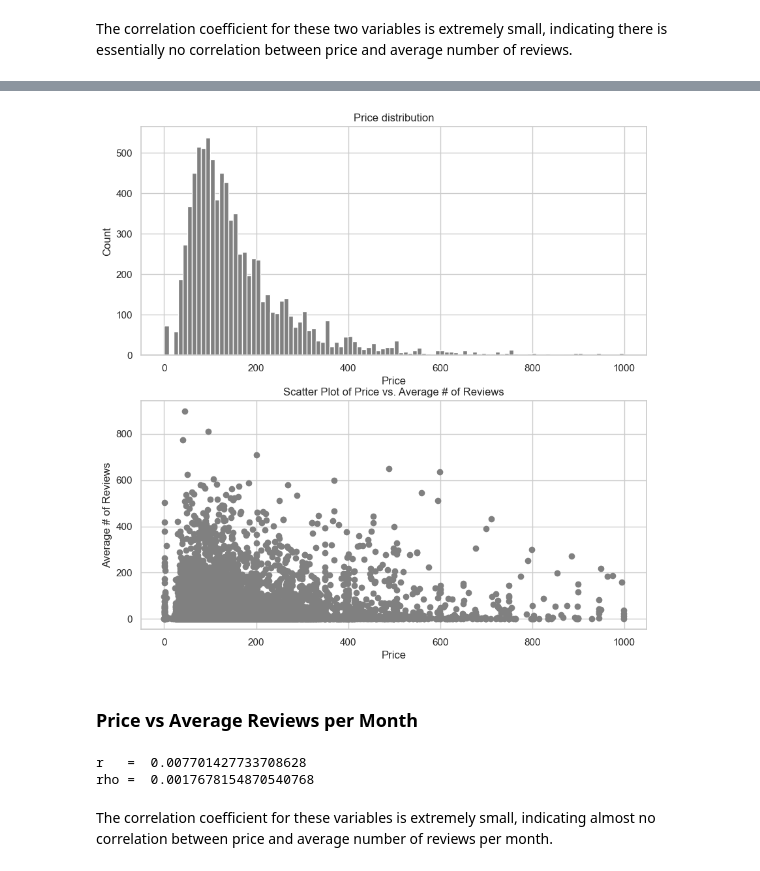
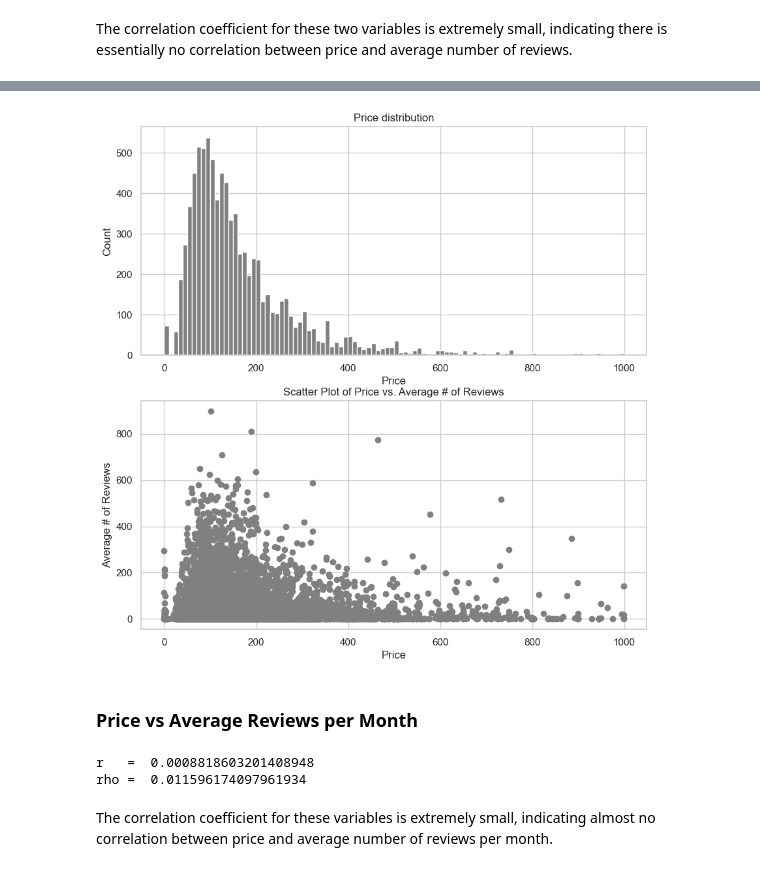
Before and after one commit to carleen/group4_ds_project, a Jupyter notebook: eda/eda.ipynb, the cells around one changed output, grey strips where cells are left out. Cells and saved outputs as stored; diff of their text form; code cells hidden in the pictures.

```diff
--- a/eda/eda.ipynb
+++ b/eda/eda.ipynb
@@ -93,7 +93,7 @@ def lowess_scatter(data, x, y, jitter=0.0, skip_lowess=False):
     plt.show()
     plt.close()
 # %%
-db_path = '../datasets/datawarehouse.db'
+db_path = '../eda/datawarehouse.db'
 # %% [markdown]
 #### ETL - Price (for some EDA instances), host_response_rate, and host_acceptance_rate
 # %% [markdown]
@@ -804,6 +788,6 @@ number_of_reviews = cur.fetchall()
 
 con.close()
 # %%
-number_of_reviews = pd.DataFrame(number_of_reviews, columns=['ID', 'Average # of Reviews'])
+number_of_reviews = pd.DataFrame(number_of_reviews, columns=['ID', 'Average # of Reviews', 'Price'])
 number_of_reviews
 # %% [output]
@@ -1532,31 +1517,31 @@ plt.close()
 # %%
 figure = plt.figure(figsize=(10, 10))
 
 axes = figure.add_subplot(2, 1, 1)
-axes.hist(price, color='gray', bins=100)
+axes.hist(number_of_reviews['Price'], color='gray', bins=100)
 axes.set_ylabel('Count')
 axes.set_xlabel('Price')
 axes.set_title('Price distribution')
 
 axes = figure.add_subplot(2, 1, 2)
-axes.scatter(price, number_of_reviews['Average # of Reviews'], marker='o', color='gray')
+axes.scatter(number_of_reviews['Price'], number_of_reviews['Average # of Reviews'], marker='o', color='gray')
 
 axes.set_xlabel('Price')
 axes.set_ylabel('Average # of Reviews')
 axes.set_title('Scatter Plot of Price vs. Average # of Reviews')
 
 plt.show()
 plt.close()
 # %% [output]
-[figure, old version]
+[figure, new version]
 # %% [markdown]
 ### Price vs Average Reviews per Month
 # %%
-print('r   = ', stats.pearsonr(price, reviews_per_month['Average Reviews Per Month'])[0])
-print('rho = ', stats.spearmanr(price,reviews_per_month['Average Reviews Per Month'])[0])
+print('r   = ', stats.pearsonr(reviews_per_month['Price'],reviews_per_month['Average Reviews Per Month'])[0])
+print('rho = ', stats.spearmanr(reviews_per_month['Price'],reviews_per_month['Average Reviews Per Month'])[0])
 # %% [output]
-r   =  0.007701427733708628
-rho =  0.0017678154870540768
+r   =  0.0008818603201408948
+rho =  0.011596174097961934
 # %% [markdown]
 The correlation coefficient for these variables is extremely small, indicating almost no correlation between price and average number of reviews per month.
 # %%
```
Also changed, not shown: parts of 20 cells of this notebook, 8 other files.
